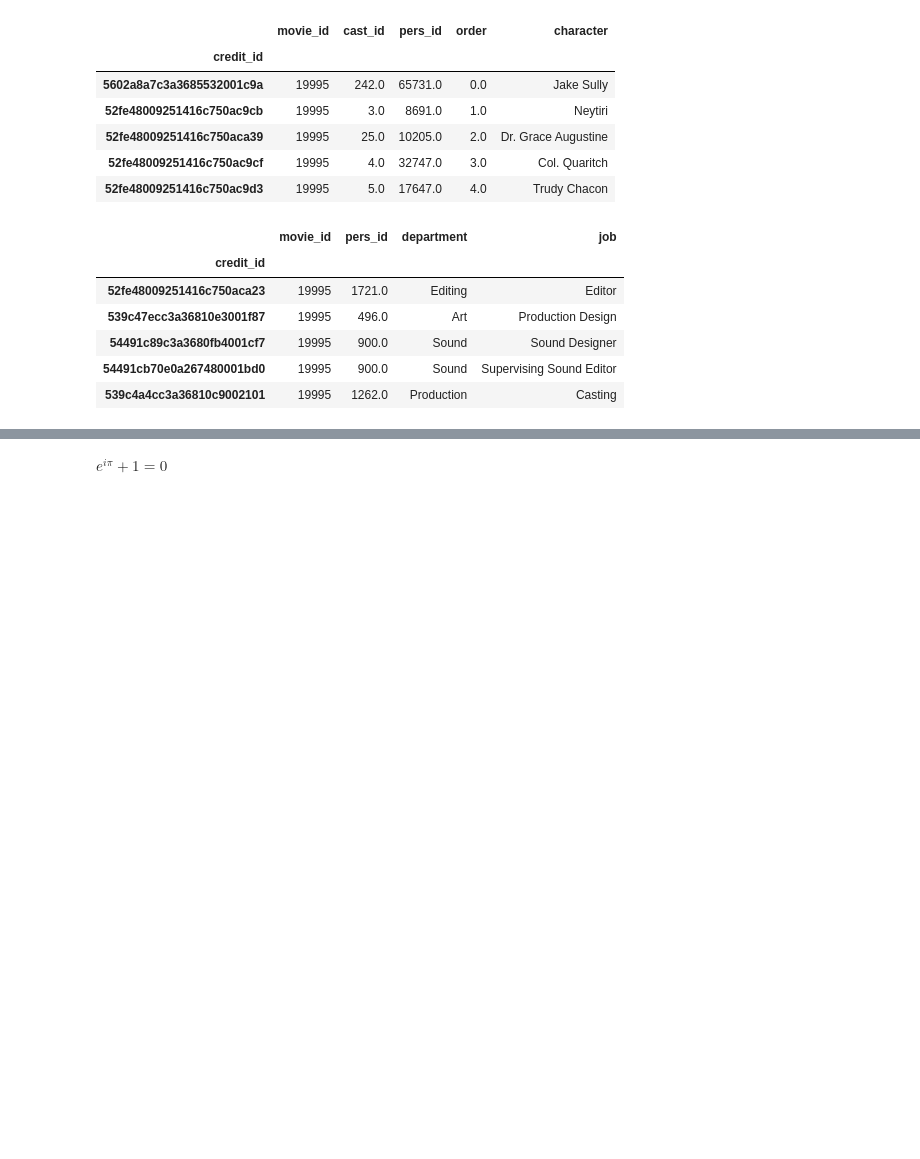
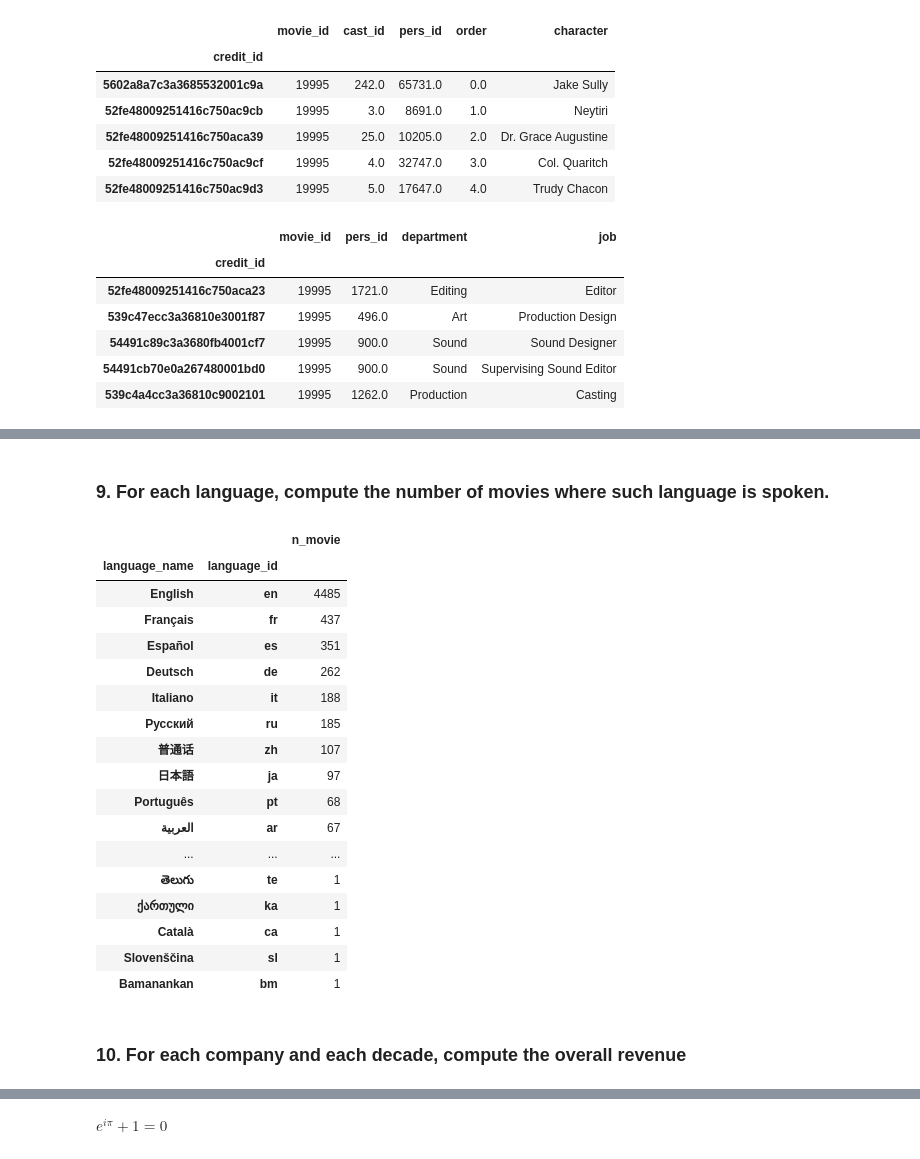
Before and after one commit to daraste/Foundations-of-Computer-Science, a Jupyter notebook: Foundations_of_Computer_Science_Project.ipynb, the cells around one changed output, grey strips where cells are left out. Cells and saved outputs as stored; diff of their text form; code cells hidden in the pictures; blank space fills up the shorter version.

```diff
--- a/Foundations_of_Computer_Science_Project.ipynb
+++ b/Foundations_of_Computer_Science_Project.ipynb
@@ -339,0 +345,29 @@ attori_cast
+# %% [markdown]
+### 9. For each language, compute the number of movies where such language is spoken.
+# %%
+lang = spoken_languages_id.reset_index().groupby(['language_name','language_id']).count()
+lang = lang.iloc[27:]
+lang = lang.rename(index=str, columns={'movie_id': 'n_movie'})
+#lang.head(50)
+lang.sort_values(['n_movie'], ascending=[False])
+# %% [output]
+|  |  | n_movie |
+| language_name | language_id |  |
+| English | en | 4485 |
+| Français | fr | 437 |
+| Español | es | 351 |
+| Deutsch | de | 262 |
+| Italiano | it | 188 |
+| Pусский | ru | 185 |
+| 普通话 | zh | 107 |
+| 日本語 | ja | 97 |
+| Português | pt | 68 |
+| العربية | ar | 67 |
+| ... | ... | ... |
+| తెలుగు | te | 1 |
+| ქართული | ka | 1 |
+| Català | ca | 1 |
+| Slovenščina | sl | 1 |
+| Bamanankan | bm | 1 |
+# %% [markdown]
+### 10. For each company and each decade, compute the overall revenue
```
Also changed, not shown: parts of 22 cells of this notebook.
